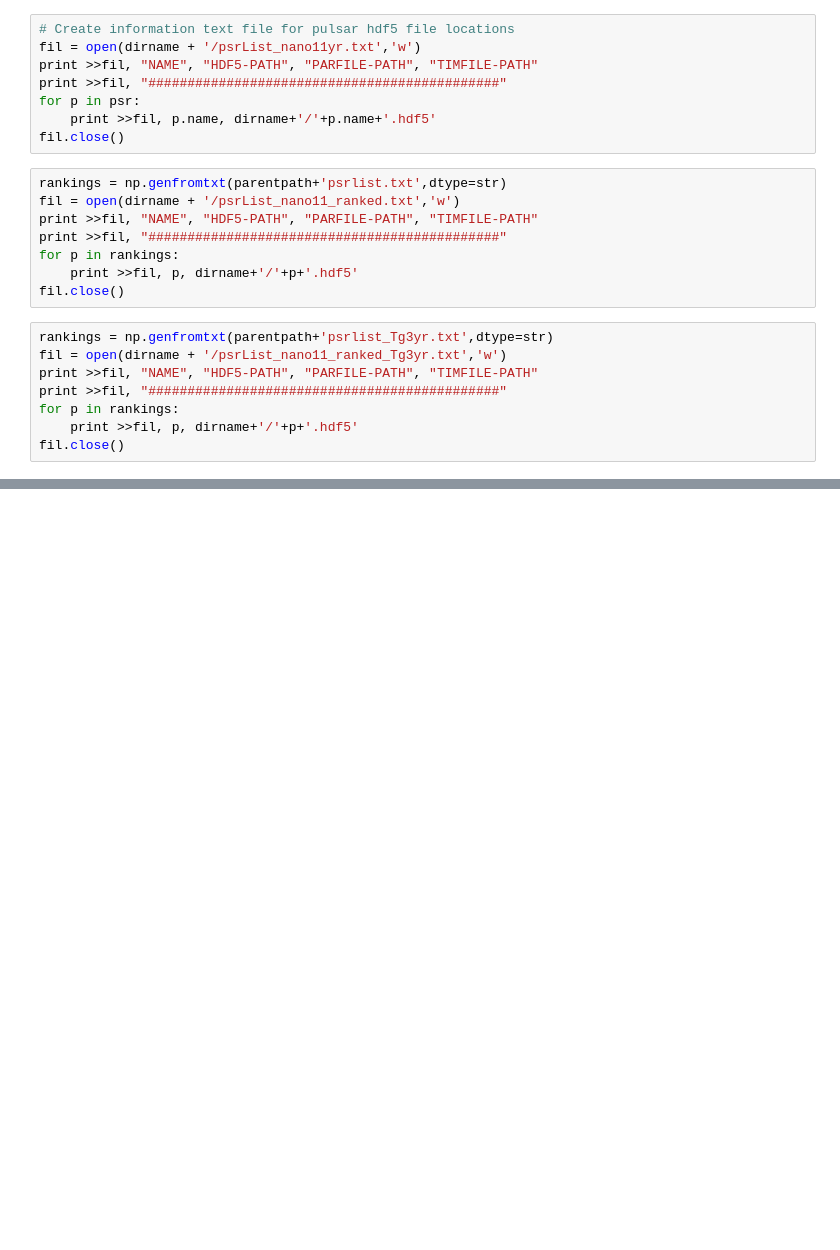
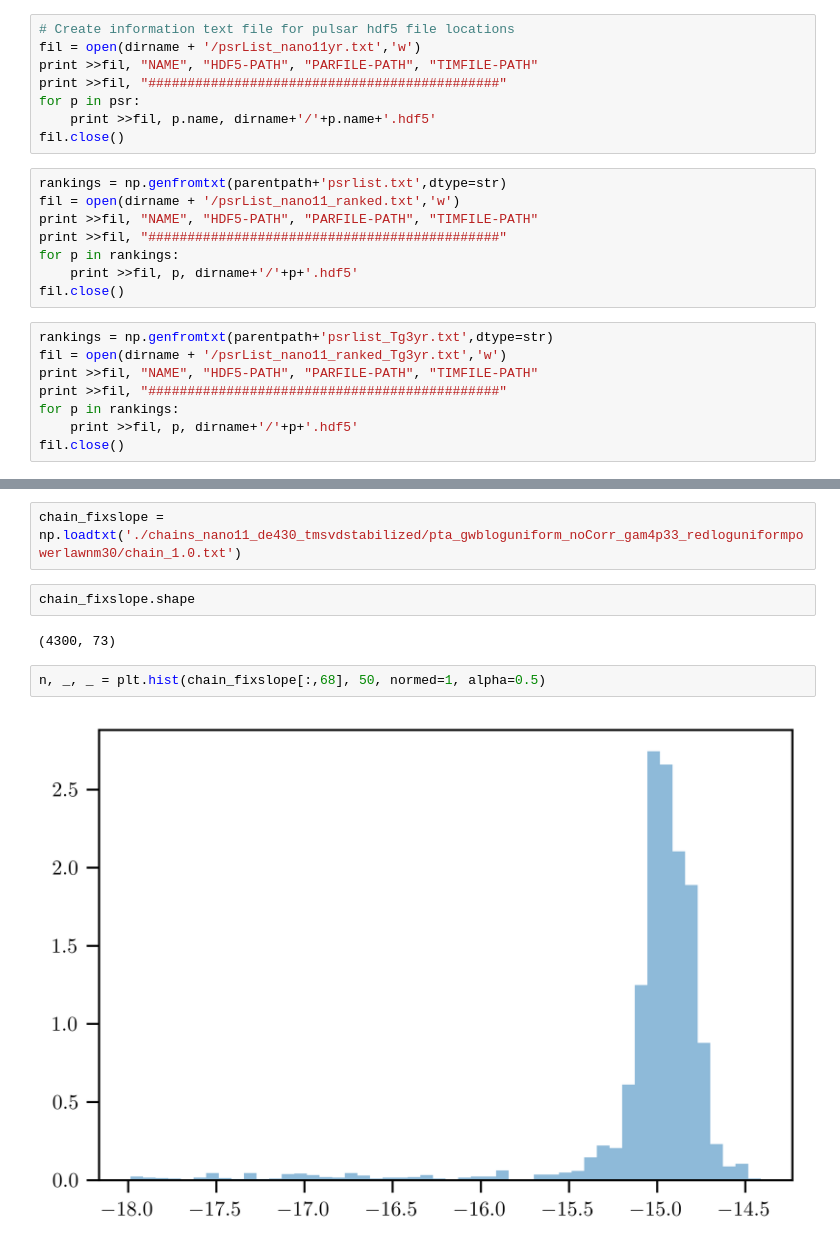
Before and after one commit to stevertaylor/NX01, a Jupyter notebook: nanograv11yr_makehdf5.ipynb, the cells around one changed output, grey strips where cells are left out. Cells and saved outputs as stored; diff of their text form; blank space fills up the shorter version.

```diff
--- a/nanograv11yr_makehdf5.ipynb
+++ b/nanograv11yr_makehdf5.ipynb
@@ -131,0 +298,10 @@ fil.close()
+# %%
+chain_fixslope = np.loadtxt('./chains_nano11_de430_tmsvdstabilized/pta_gwbloguniform_noCorr_gam4p33_redloguniformpowerlawnm30/chain_1.0.txt')
+# %%
+chain_fixslope.shape
+# %% [output]
+(4300, 73)
+# %%
+n, _, _ = plt.hist(chain_fixslope[:,68], 50, normed=1, alpha=0.5)
+# %% [output]
+[figure, added]
```
Also changed, not shown: parts of 21 cells of this notebook, 2 other files.
